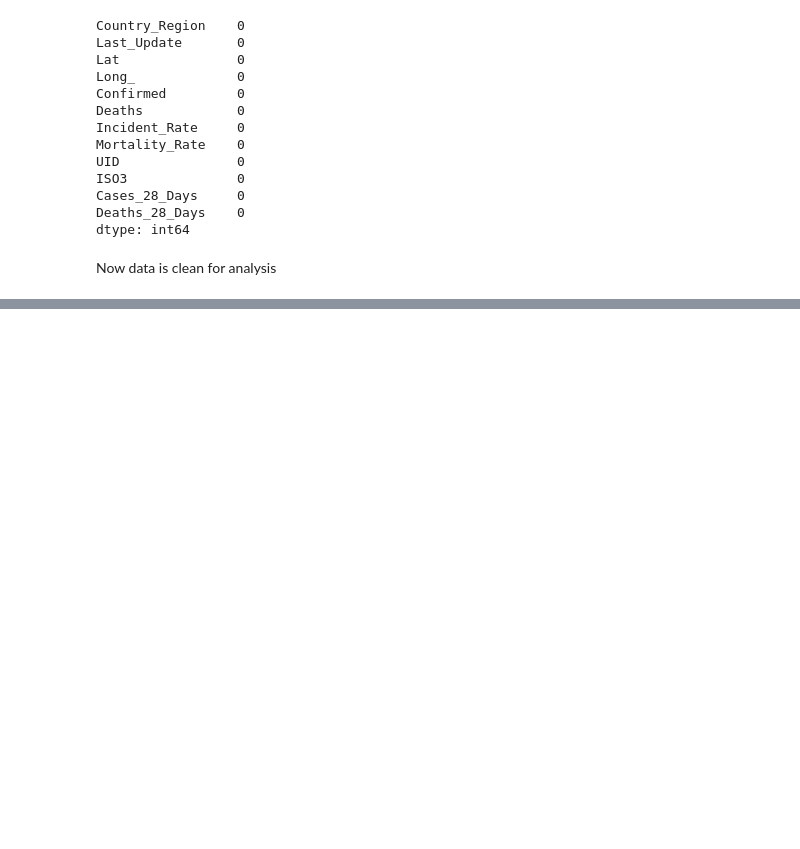
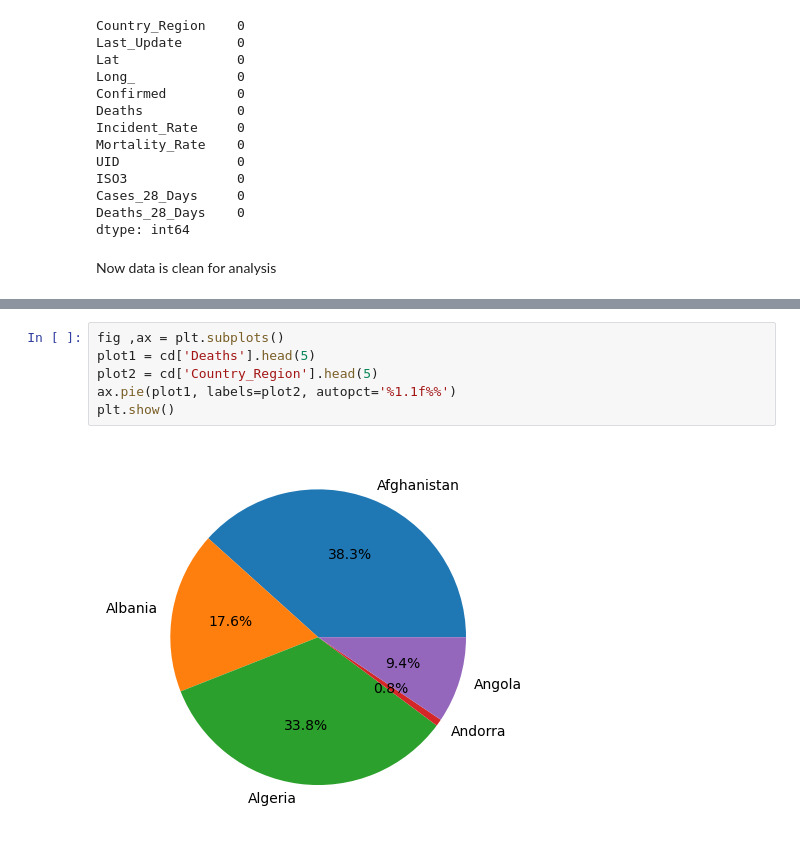
Before and after one commit to Riyocodeart/Covid_19-Data-analysis, a Jupyter notebook: Analysis.ipynb, the cells around one changed output, grey strips where cells are left out. Drawn from its saved outputs; the diff is of its cells as text; blank space fills up the shorter version.

Commit message:
pie chart

```diff
--- a/Analysis.ipynb
+++ b/Analysis.ipynb
@@ -123,3 +123,11 @@ ax.set_title('Deaths from different Countries')
 plt.show()
 # %% [output]
 [figure]
+# %%
+fig ,ax = plt.subplots()
+plot1 = cd['Deaths'].head(5)
+plot2 = cd['Country_Region'].head(5)
+ax.pie(plot1, labels=plot2, autopct='%1.1f%%')
+plt.show()
+# %% [output]
+[figure, added]
```
Also changed, not shown: parts of 4 cells of this notebook.
